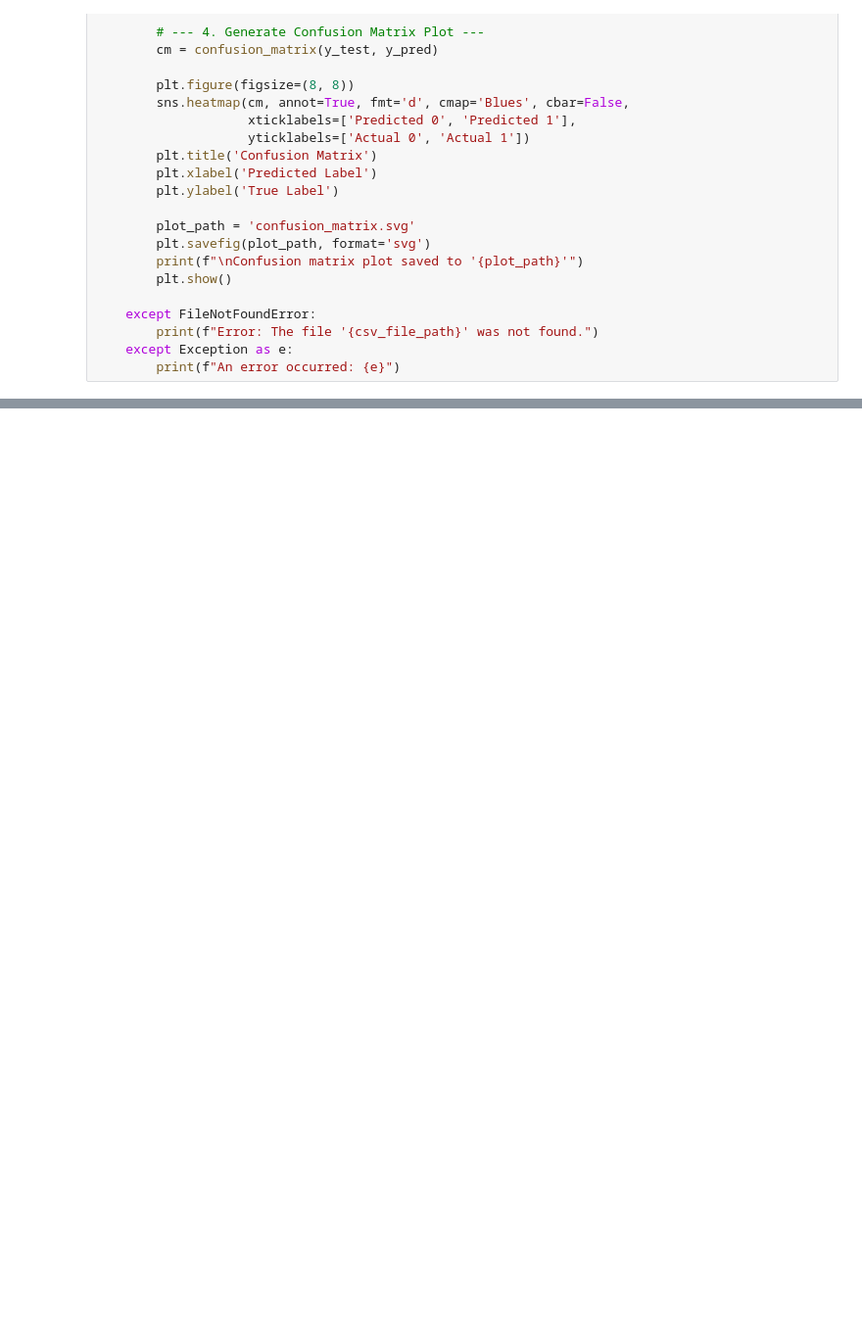
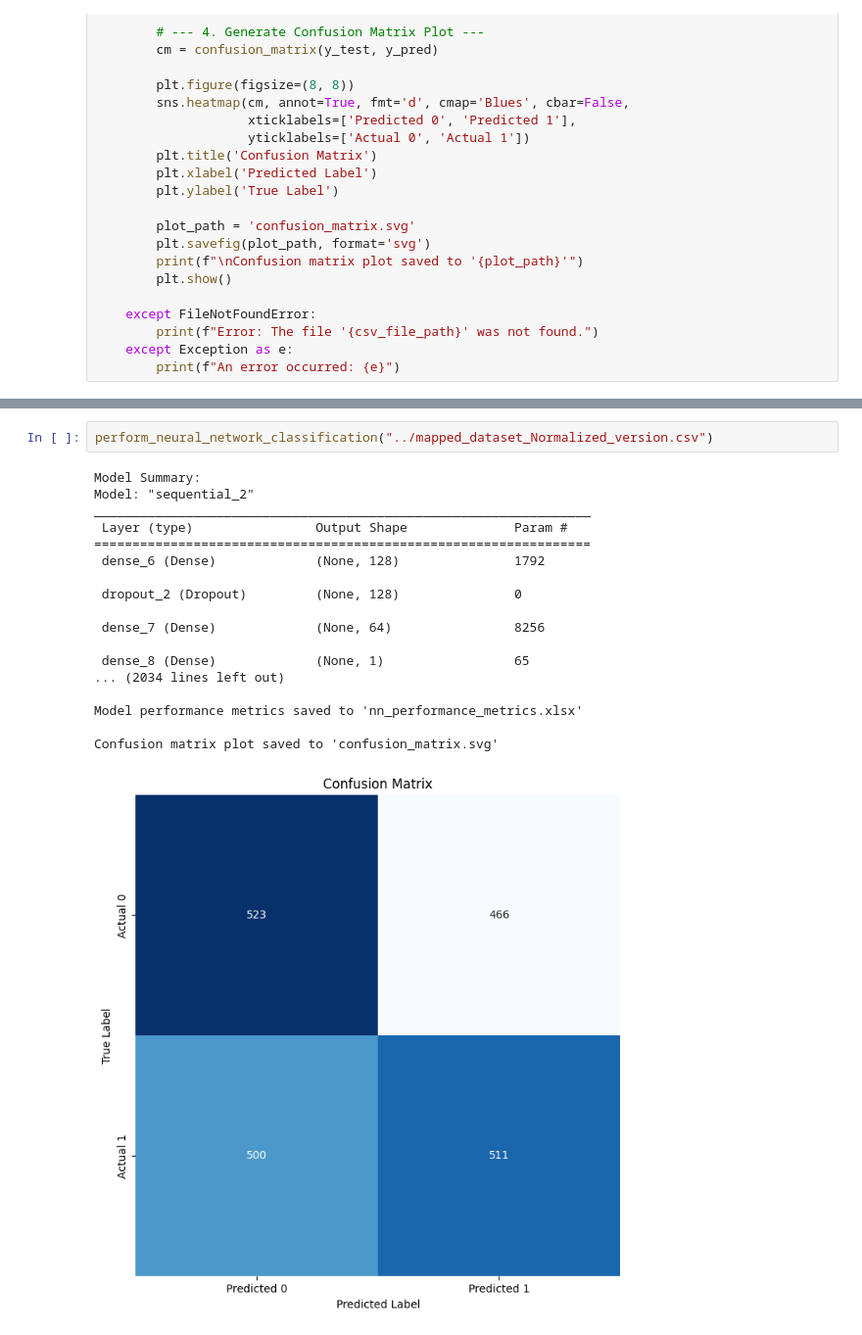
Before and after one commit to acking13/AI-Powered-River-Flood-Prediction-, a Jupyter notebook: Neural Network Classifier/Neural Network Classifier.ipynb, the cells around one changed output, grey strips where cells are left out. Shown at 98% size. Saved outputs shown, nothing was run; the diff lists cells and outputs as text; blank space fills up the shorter version.

Commit message:
Nerual network answers
75 percent accurucy

```diff
--- a/Neural Network Classifier/Neural Network Classifier.ipynb
+++ b/Neural Network Classifier/Neural Network Classifier.ipynb
@@ -332,0 +500,21 @@ Epoch 99/100
+# %%
+perform_neural_network_classification("../mapped_dataset_Normalized_version.csv")
+# %% [output]
+Model Summary:
+Model: "sequential_2"
+_________________________________________________________________
+ Layer (type)                Output Shape              Param #
+=================================================================
+ dense_6 (Dense)             (None, 128)               1792
+
+ dropout_2 (Dropout)         (None, 128)               0
+
+ dense_7 (Dense)             (None, 64)                8256
+
+ dense_8 (Dense)             (None, 1)                 65
+... (2034 lines left out)
+
+Model performance metrics saved to 'nn_performance_metrics.xlsx'
+
+Confusion matrix plot saved to 'confusion_matrix.svg'
+[figure, added]
```
Also changed, not shown: parts of 2 cells of this notebook, 3 other files.
